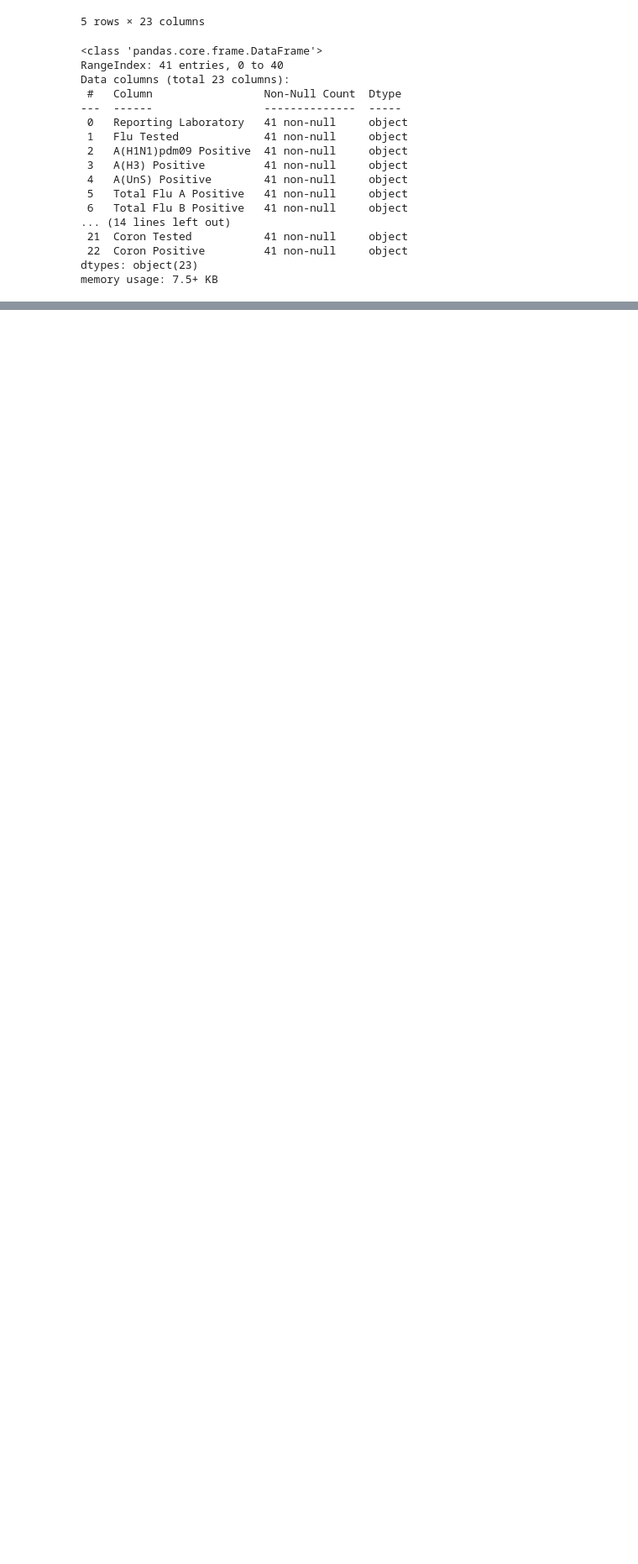
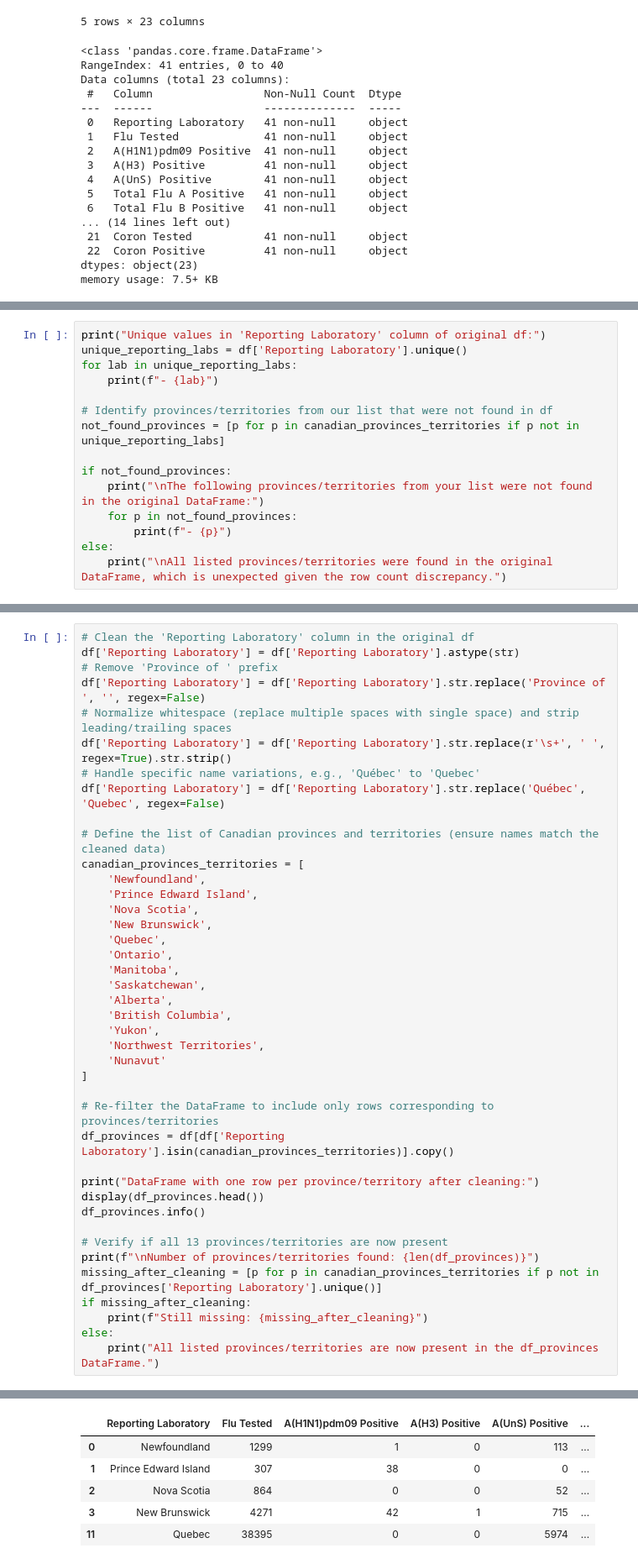
Before and after one commit to techseeko/AAI614_Haidar, a Jupyter notebook: Week-3/Saoud_VirusDetection.ipynb, the cells around one changed output, grey strips where cells are left out. Shown at 84% size. Cells and saved outputs as stored; diff of their text form; blank space fills up the shorter version.

```diff
--- a/Week-3/Saoud_VirusDetection.ipynb
+++ b/Week-3/Saoud_VirusDetection.ipynb
@@ -135,0 +189,15 @@ memory usage: 7.5+ KB
+# %%
+print("Unique values in 'Reporting Laboratory' column of original df:")
+unique_reporting_labs = df['Reporting Laboratory'].unique()
+for lab in unique_reporting_labs:
+    print(f"- {lab}")
+
+# Identify provinces/territories from our list that were not found in df
+not_found_provinces = [p for p in canadian_provinces_territories if p not in unique_reporting_labs]
+
+if not_found_provinces:
+    print("\nThe following provinces/territories from your list were not found in the original DataFrame:")
+    for p in not_found_provinces:
+        print(f"- {p}")
+else:
+    print("\nAll listed provinces/territories were found in the original DataFrame, which is unexpected given the row count discrepancy.")
@@ -135,0 +224,42 @@ memory usage: 7.5+ KB
+# %%
+# Clean the 'Reporting Laboratory' column in the original df
+df['Reporting Laboratory'] = df['Reporting Laboratory'].astype(str)
+# Remove 'Province of ' prefix
+df['Reporting Laboratory'] = df['Reporting Laboratory'].str.replace('Province of ', '', regex=False)
+# Normalize whitespace (replace multiple spaces with single space) and strip leading/trailing spaces
+df['Reporting Laboratory'] = df['Reporting Laboratory'].str.replace(r'\s+', ' ', regex=True).str.strip()
+# Handle specific name variations, e.g., 'Québec' to 'Quebec'
+df['Reporting Laboratory'] = df['Reporting Laboratory'].str.replace('Québec', 'Quebec', regex=False)
+
+# Define the list of Canadian provinces and territories (ensure names match the cleaned data)
+canadian_provinces_territories = [
+    'Newfoundland',
+    'Prince Edward Island',
+    'Nova Scotia',
+    'New Brunswick',
+    'Quebec',
+    'Ontario',
+    'Manitoba',
+    'Saskatchewan',
+    'Alberta',
+    'British Columbia',
+    'Yukon',
+    'Northwest Territories',
+    'Nunavut'
+]
+
+# Re-filter the DataFrame to include only rows corresponding to provinces/territories
+df_provinces = df[df['Reporting Laboratory'].isin(canadian_provinces_territories)].copy()
+
+print("DataFrame with one row per province/territory after cleaning:")
+display(df_provinces.head())
+df_provinces.info()
+
+# Verify if all 13 provinces/territories are now present
+print(f"\nNumber of provinces/territories found: {len(df_provinces)}")
+missing_after_cleaning = [p for p in canadian_provinces_territories if p not in df_provinces['Reporting Laboratory'].unique()]
+if missing_after_cleaning:
+    print(f"Still missing: {missing_after_cleaning}")
+else:
+    print("All listed provinces/territories are now present in the df_provinces DataFrame.")
+# %% [output]
@@ -135,0 +267,6 @@ memory usage: 7.5+ KB
+|  | Reporting Laboratory | Flu Tested | A(H1N1)pdm09 Positive | A(H3) Positive | A(UnS) Positive | ... |
+| 0 | Newfoundland | 1299 | 1 | 0 | 113 | ... |
+| 1 | Prince Edward Island | 307 | 38 | 0 | 0 | ... |
+| 2 | Nova Scotia | 864 | 0 | 0 | 52 | ... |
+| 3 | New Brunswick | 4271 | 42 | 1 | 715 | ... |
+| 11 | Quebec | 38395 | 0 | 0 | 5974 | ... |
```
Also changed, not shown: parts of 7 cells of this notebook.
